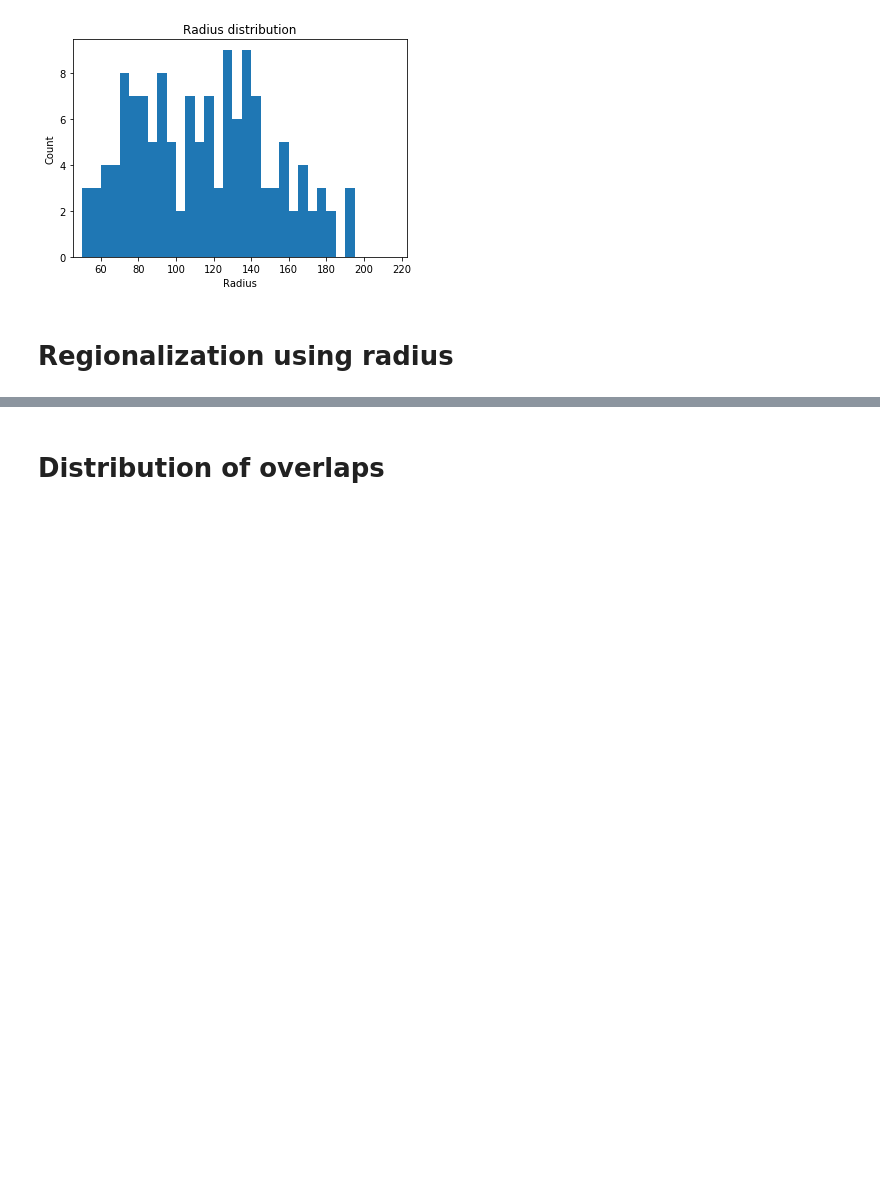
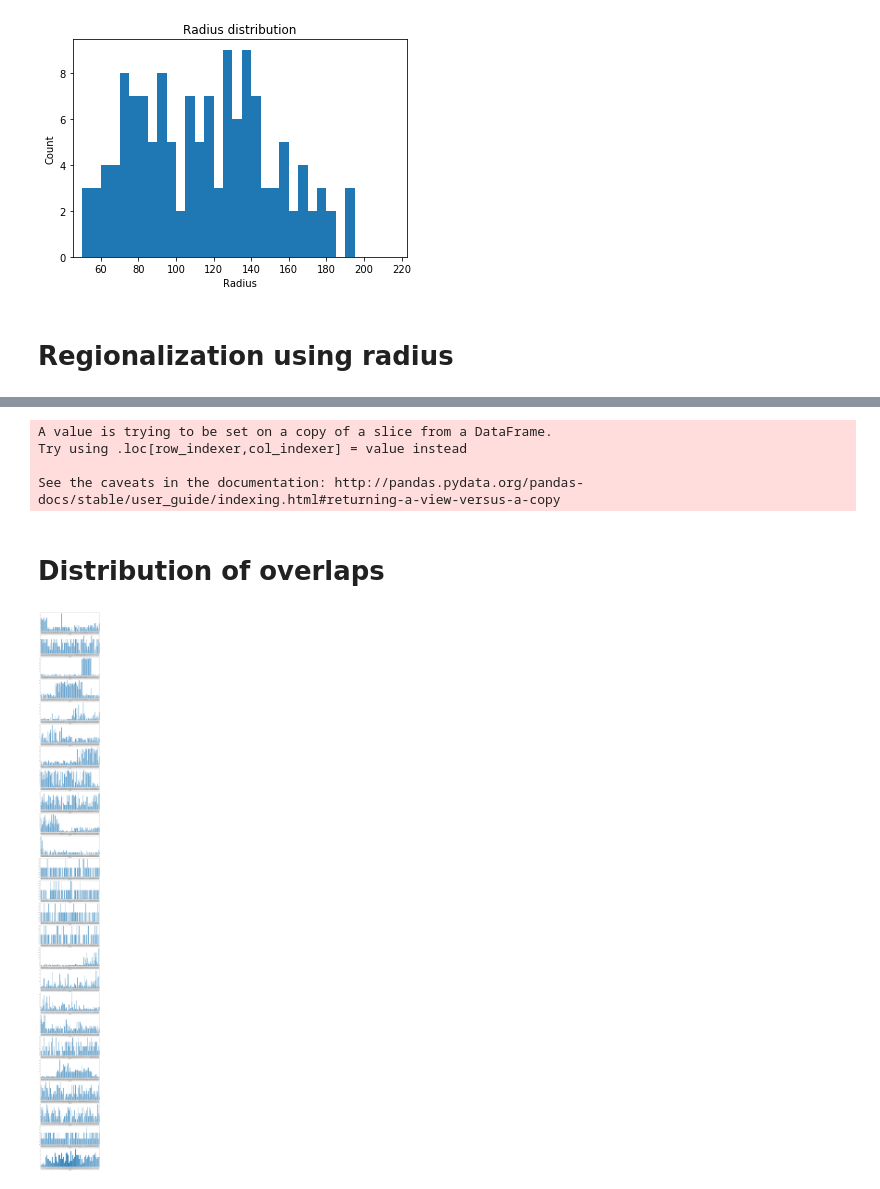
Before and after one commit to JerryAlfred/tradedeal, a Jupyter notebook: Regionalization Phase 1 Grouping Municipalities and Merging Attractors.ipynb, the cells around one changed output, grey strips where cells are left out. Cells and saved outputs as stored; diff of their text form; code cells hidden in the pictures; blank space fills up the shorter version.

```diff
--- a/Regionalization Phase 1 Grouping Municipalities and Merging Attractors.ipynb
+++ b/Regionalization Phase 1 Grouping Municipalities and Merging Attractors.ipynb
@@ -205,3 +170,44 @@ See the caveats in the documentation: http://pandas.pydata.org/pandas-docs/stabl
+# %%
+# Create a circle with center at the centroid of each attractor municipality and corresponding radius
+
+import math
+
+polygon_list = []
+
+def find_circle(point, radius_individual):
+
+    local_azimuthal_projection = f"+proj=aeqd +R=6371000 +units=m +lat_0={point.y} +lon_0={point.x}"
+
+    wgs84_to_aeqd = partial(
+        pyproj.transform,
+        pyproj.Proj('+proj=longlat +datum=WGS84 +no_defs'),
+        pyproj.Proj(local_azimuthal_projection),
+    )
+
+    aeqd_to_wgs84 = partial(
+        pyproj.transform,
+        pyproj.Proj(local_azimuthal_projection),
+        pyproj.Proj('+proj=longlat +datum=WGS84 +no_defs'),
+    )
+
+    point_transformed = transform(wgs84_to_aeqd, point)
+
+    buffer = point_transformed.buffer(radius_individual*1000)
+
+    buffer_wgs84 = transform(aeqd_to_wgs84, buffer)
+
+    return (Polygon(buffer_wgs84))
+
+for i in range(att_shapes.shape[0]):
+
+    polygon_list.append(find_circle(att_shapes['centroid'].iloc[i],att_shapes['radius'].iloc[i]))
+
+att_shapes['circlerange'] = polygon_list
+# %% [output]
+A value is trying to be set on a copy of a slice from a DataFrame.
+Try using .loc[row_indexer,col_indexer] = value instead
+
+See the caveats in the documentation: http://pandas.pydata.org/pandas-docs/stable/user_guide/indexing.html#returning-a-view-versus-a-copy
 # %%
 # Output csv
 
@@ -235,22 +241,24 @@ export_csv = phase_1.to_csv('phase_1.csv')
 # %%
 # Plot number overlaps for all municipalities
 
 overlap = phase_1.drop(['CVE_ENT', 'CVE_MUN', 'NOMGEO', 'area'], axis=1)
 
 overlap.set_index('CVEGEO', inplace=True)
 
-overlap = overlap.T
+overlap_t = overlap.T
 
-overlap_count = overlap.astype(bool).sum()
+overlap_count = overlap_t.astype(bool).sum()
 
 for i in attractors['cve_mun']:
     overlap_count[i] = overlap_count[i] - 1
 
 fig, axes = plt.subplots(nrows=25)
 
 for i in range(25):
     overlap_count_sample = overlap_count.iloc[i*100:i*100+100]
     overlap_count_sample.plot.bar(ax=axes[i], figsize=(15,145), rot=90);
+# %% [output]
+[figure, added]
 # %%
 # Summary of all overlaps
 
```
Also changed, not shown: parts of 11 cells of this notebook.
